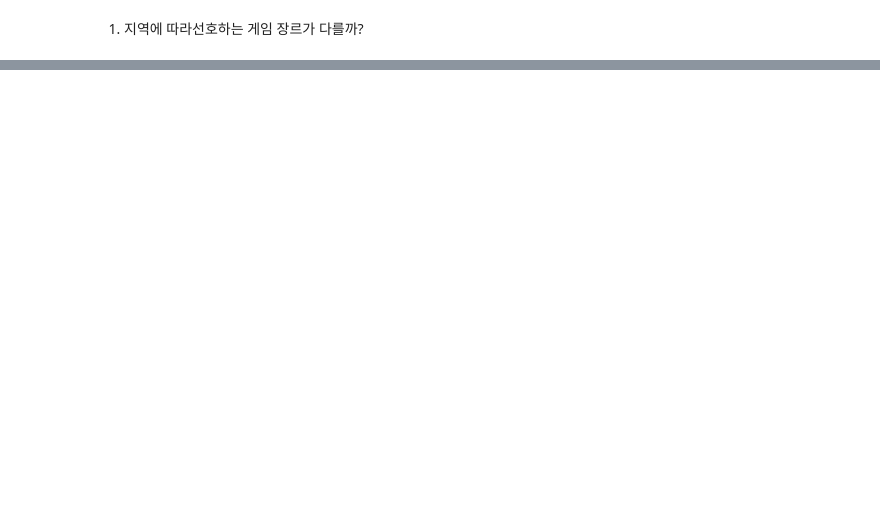
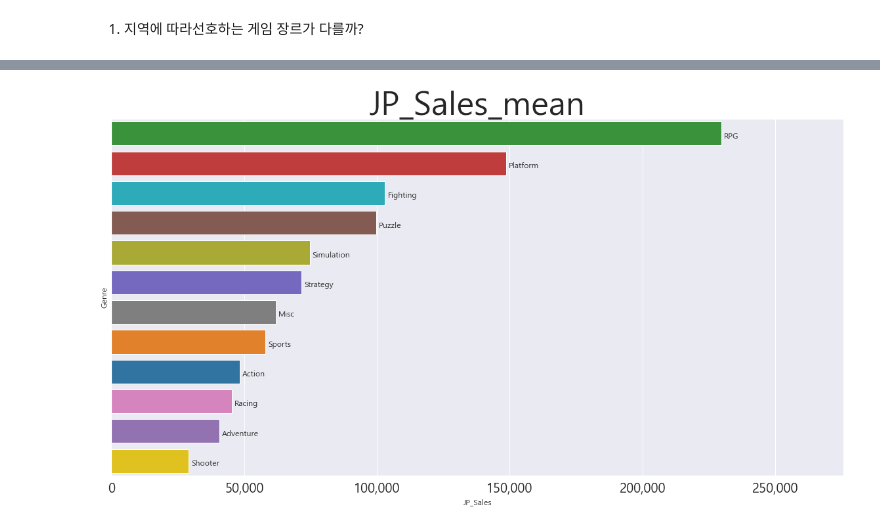
Before and after one commit to tes-b/codestates_project_1, a Jupyter notebook: Project_videogames.ipynb, the cells around one changed output, grey strips where cells are left out. Saved outputs shown, nothing was run; the diff lists cells and outputs as text; code cells hidden in the pictures; blank space fills up the shorter version.

```diff
--- a/Project_videogames.ipynb
+++ b/Project_videogames.ipynb
@@ -455,0 +558,5 @@ plt.show()
+# %%
+# JP Sales mean
+create_barplot_by_genre(vgame_4,x='JP_Sales',order='mean');
+# %% [output]
+[figure, added]
```
Also changed, not shown: parts of 32 cells of this notebook, 1 other file.
